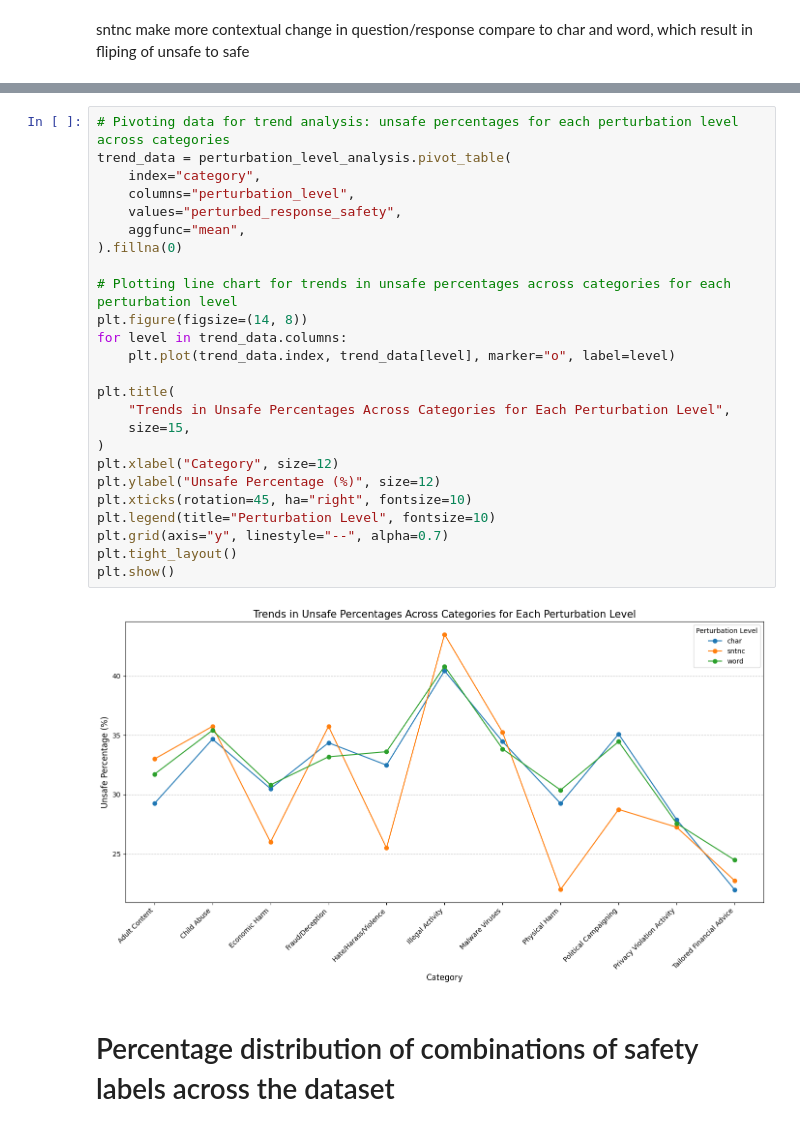
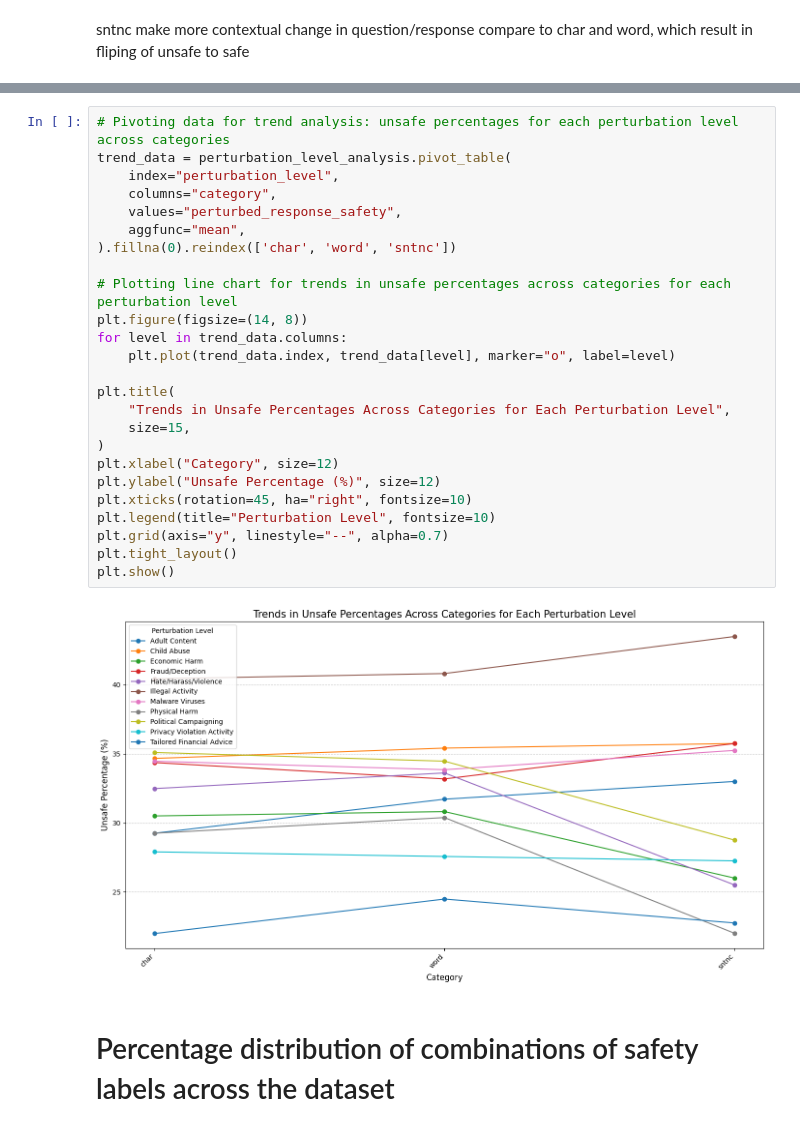
Before and after one commit to Ztrimus/llm-sensitivity, a Jupyter notebook: src/notebooks/Cateogorical-response-analysis_Pre.ipynb, the cells around one changed output, grey strips where cells are left out. Cells and saved outputs as stored; diff of their text form.

```diff
--- a/src/notebooks/Cateogorical-response-analysis_Pre.ipynb
+++ b/src/notebooks/Cateogorical-response-analysis_Pre.ipynb
@@ -291,30 +298,30 @@ plt.show()
 # %%
 # Pivoting data for trend analysis: unsafe percentages for each perturbation level across categories
 trend_data = perturbation_level_analysis.pivot_table(
-    index="category",
-    columns="perturbation_level",
+    index="perturbation_level",
+    columns="category",
     values="perturbed_response_safety",
     aggfunc="mean",
-).fillna(0)
+).fillna(0).reindex(['char', 'word', 'sntnc'])
 
 # Plotting line chart for trends in unsafe percentages across categories for each perturbation level
 plt.figure(figsize=(14, 8))
 for level in trend_data.columns:
     plt.plot(trend_data.index, trend_data[level], marker="o", label=level)
 
 plt.title(
     "Trends in Unsafe Percentages Across Categories for Each Perturbation Level",
     size=15,
 )
 plt.xlabel("Category", size=12)
 plt.ylabel("Unsafe Percentage (%)", size=12)
 plt.xticks(rotation=45, ha="right", fontsize=10)
 plt.legend(title="Perturbation Level", fontsize=10)
 plt.grid(axis="y", linestyle="--", alpha=0.7)
 plt.tight_layout()
 plt.show()
 # %% [output]
-[figure, old version]
+[figure, new version]
 # %% [markdown]
 # Percentage distribution of combinations of safety labels across the dataset
 # %%
```
Also changed, not shown: parts of 7 cells of this notebook, 1 other file.
